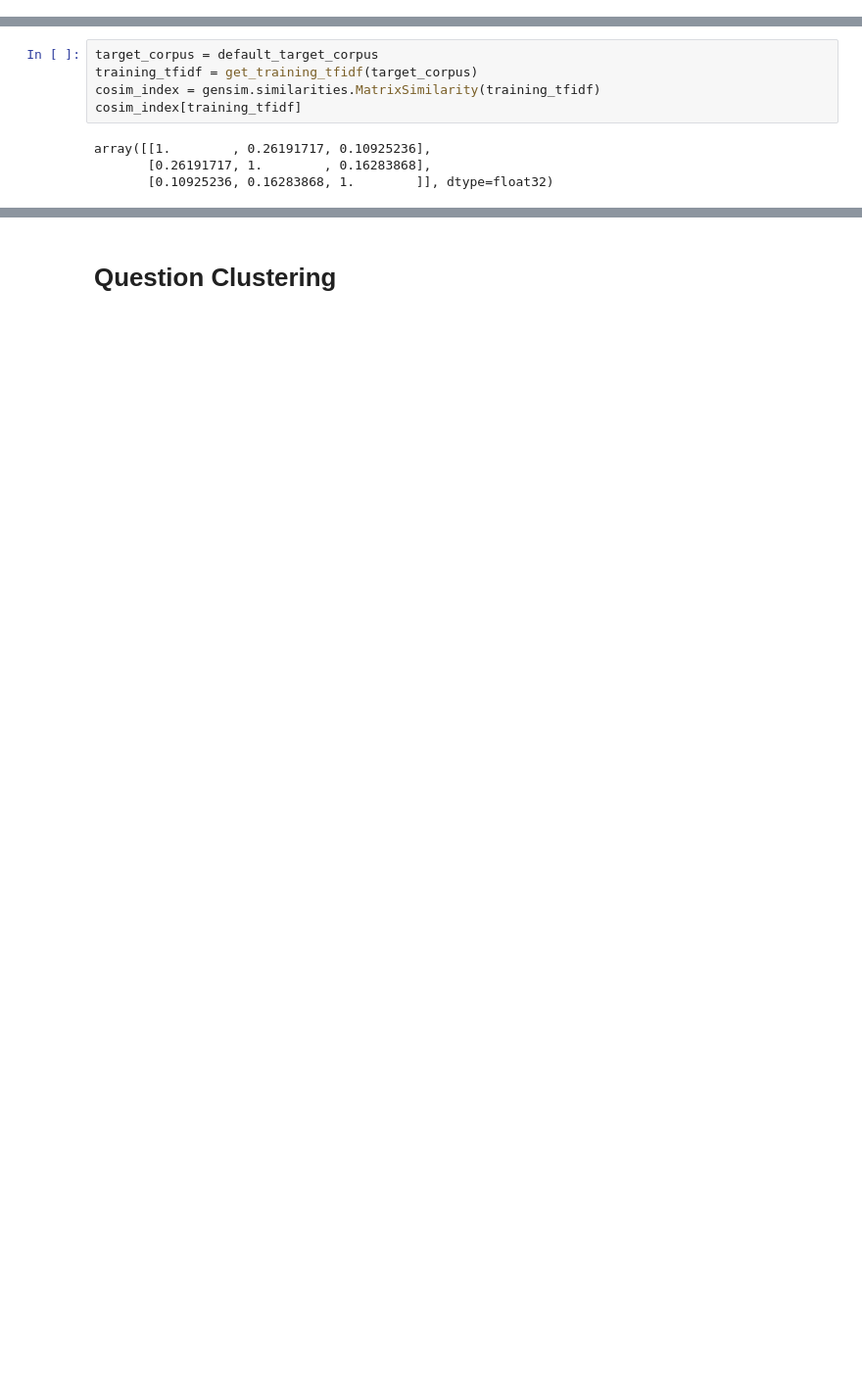
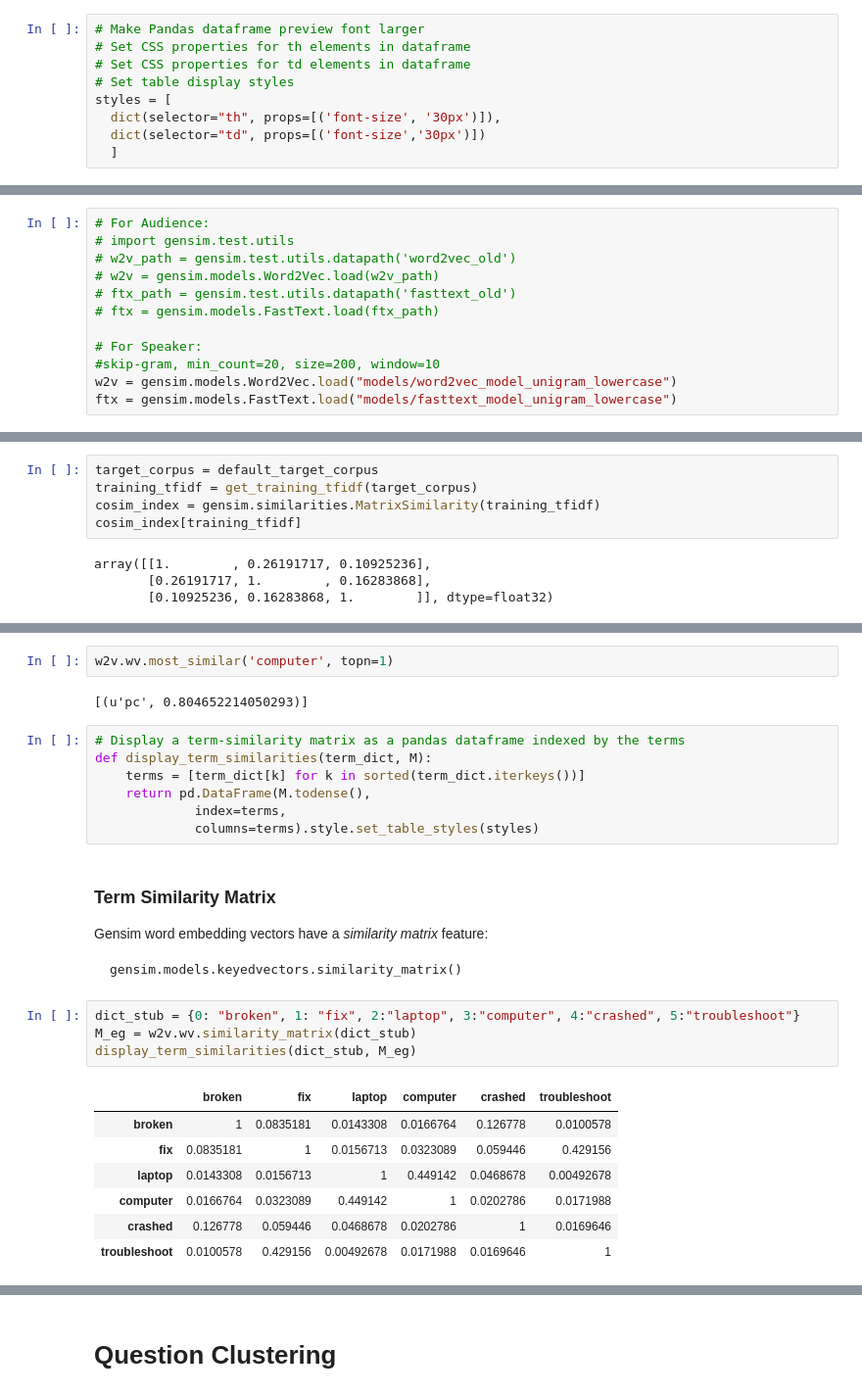
Before and after one commit to nataliedurgin/similar-questions, a Jupyter notebook: Big_Data_AI_Meetup_20180613.ipynb, the cells around one changed output, grey strips where cells are left out. Shown: that part at 98% size. Drawn from its saved outputs; the diff is of its cells as text; blank space fills up the shorter version.

```diff
--- a/Big_Data_AI_Meetup_20180613.ipynb
+++ b/Big_Data_AI_Meetup_20180613.ipynb
@@ -227,6 +239,15 @@ doc_vector
  (36, 2),
  (37, 1),
  (38, 1)]
+# %%
+# Make Pandas dataframe preview font larger
+# Set CSS properties for th elements in dataframe
+# Set CSS properties for td elements in dataframe
+# Set table display styles
+styles = [
+  dict(selector="th", props=[('font-size', '30px')]),
+  dict(selector="td", props=[('font-size','30px')])
+  ]
 # %%
 import pandas as pd
 pd.DataFrame([(k,v,TARGET_CORPUS.dictionary.id2token[k]) for k,v in doc_vector],
@@ -367,0 +430,12 @@ We include code needed to generate the word-embedding models in the [appendix](#
+# %%
+# For Audience:
+# import gensim.test.utils
+# w2v_path = gensim.test.utils.datapath('word2vec_old')
+# w2v = gensim.models.Word2Vec.load(w2v_path)
+# ftx_path = gensim.test.utils.datapath('fasttext_old')
+# ftx = gensim.models.FastText.load(ftx_path)
+
+# For Speaker:
+#skip-gram, min_count=20, size=200, window=10
+w2v = gensim.models.Word2Vec.load("models/word2vec_model_unigram_lowercase")
+ftx = gensim.models.FastText.load("models/fasttext_model_unigram_lowercase")
@@ -436,0 +590,29 @@ array([[1.        , 0.26191717, 0.10925236],
+# %%
+w2v.wv.most_similar('computer', topn=1)
+# %% [output]
+[(u'pc', 0.804652214050293)]
+# %%
+# Display a term-similarity matrix as a pandas dataframe indexed by the terms
+def display_term_similarities(term_dict, M):
+    terms = [term_dict[k] for k in sorted(term_dict.iterkeys())]
+    return pd.DataFrame(M.todense(),
+             index=terms,
+             columns=terms).style.set_table_styles(styles)
+# %% [markdown]
+### Term Similarity Matrix
+
+Gensim word embedding vectors have a *similarity matrix* feature:
+
+    gensim.models.keyedvectors.similarity_matrix()
+# %%
+dict_stub = {0: "broken", 1: "fix", 2:"laptop", 3:"computer", 4:"crashed", 5:"troubleshoot"}
+M_eg = w2v.wv.similarity_matrix(dict_stub)
+display_term_similarities(dict_stub, M_eg)
+# %% [output]
+|  | broken | fix | laptop | computer | crashed | troubleshoot |
+| broken | 1 | 0.0835181 | 0.0143308 | 0.0166764 | 0.126778 | 0.0100578 |
+| fix | 0.0835181 | 1 | 0.0156713 | 0.0323089 | 0.059446 | 0.429156 |
+| laptop | 0.0143308 | 0.0156713 | 1 | 0.449142 | 0.0468678 | 0.00492678 |
+| computer | 0.0166764 | 0.0323089 | 0.449142 | 1 | 0.0202786 | 0.0171988 |
+| crashed | 0.126778 | 0.059446 | 0.0468678 | 0.0202786 | 1 | 0.0169646 |
+| troubleshoot | 0.0100578 | 0.429156 | 0.00492678 | 0.0171988 | 0.0169646 | 1 |
```
Also changed, not shown: parts of 57 cells of this notebook.
